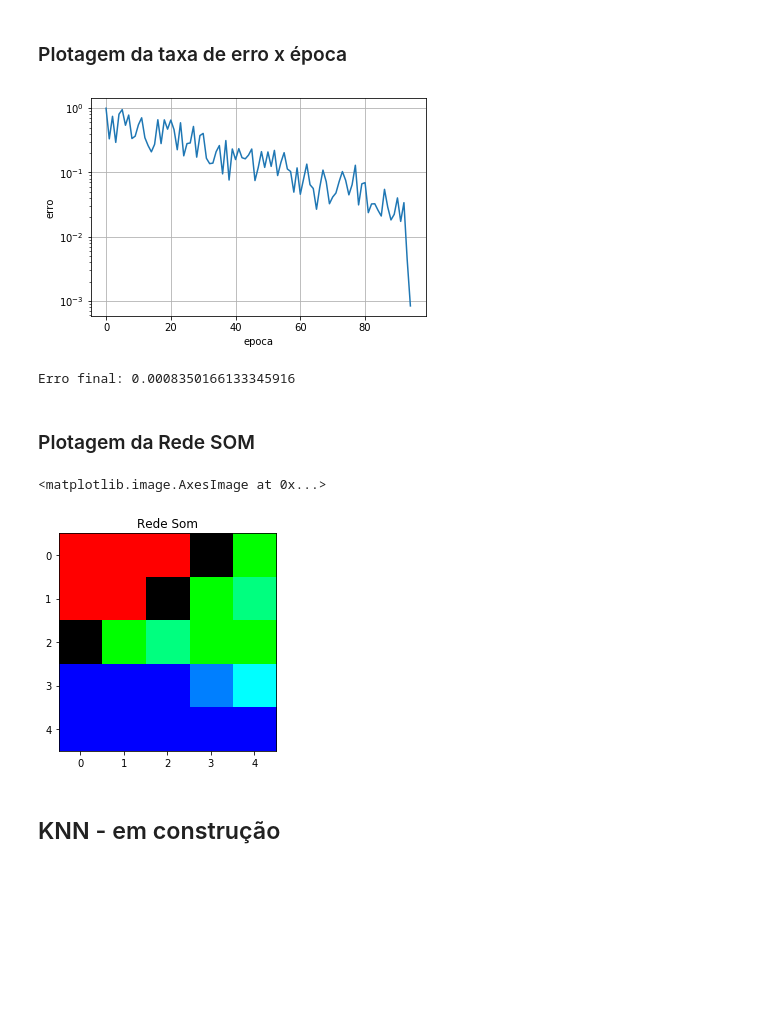
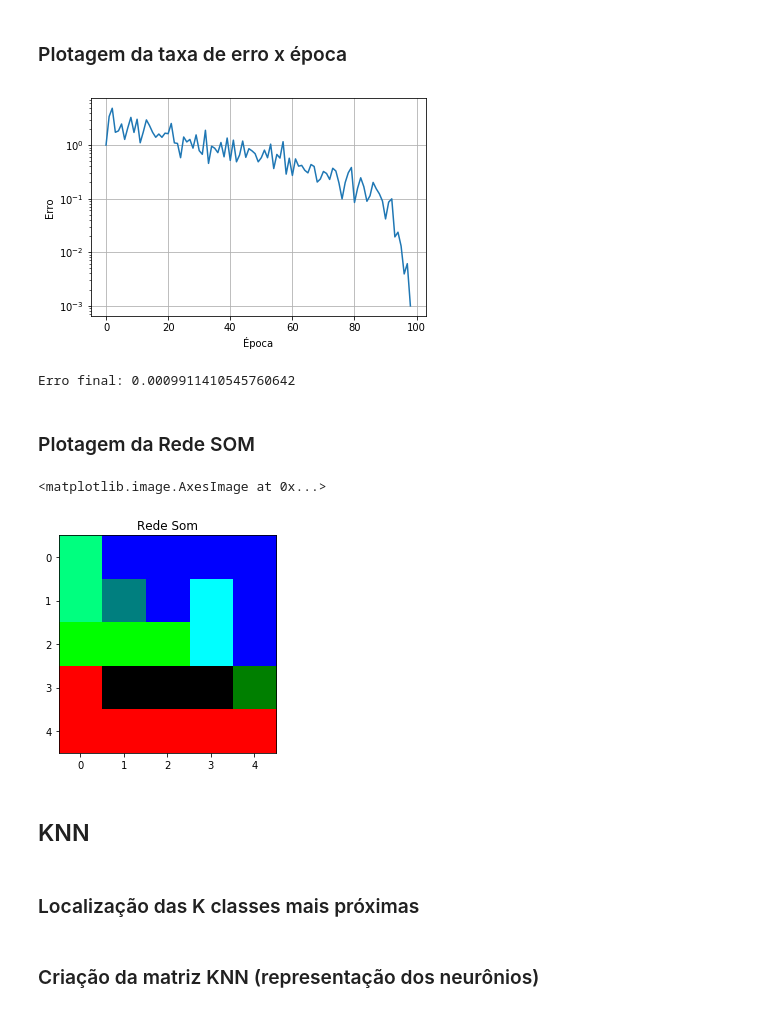
Before and after one commit to carlosestevaobs/Machine-Learning, a Jupyter notebook: 4_SOM/SOM_Manual_Iris_Dataset.ipynb, the cells around one changed output. Drawn from its saved outputs; the diff is of its cells as text; code cells hidden in the pictures; blank space fills up the shorter version.

```diff
--- a/4_SOM/SOM_Manual_Iris_Dataset.ipynb
+++ b/4_SOM/SOM_Manual_Iris_Dataset.ipynb
@@ -71,20 +71,24 @@ epocas = int(input('\033[1m' + "Digite a quantidade de épocas: "))
 TaxaAprendIni = float(input('\033[1m' + "Digite a taxa de aprendizado: "))
 linhas = int(input('\033[1m' + "Digite a quantidade de linhas da rede SOM: "))
 colunas = int(input('\033[1m' + "Digite a quantidade de colunas da rede SOM: "))
-
+TamVizIni = int(input('\033[1m' + "Digite o tamanho da vizinhança da rede SOM: "))
+tempTamViz = len(entradas)/math.log(TamVizIni)
 print("Digite:")
 print("1: Normalização dos dados ")
 print("2: Padronização dos dados ")
 PadNorm = int(input(""))
 if (PadNorm == 1):
+    entradas = Normalizacao(entradas)
+else:
     entradas = Padronizacao(entradas)
-else:
-    entradas = Normalizacao(entradas)
+k =  int(input('\033[1m' + "Digite o valor dos K vizinhos para o KNN: "))
+
 
 dimensoes = NumColunas
 pesos = np.random.uniform(size = (linhas, colunas, dimensoes))
 pesosAnt = np.zeros((linhas, colunas, dimensoes))
 raioIni = max(colunas, linhas) / 2
+CalcularVizinhanca = np.zeros((linhas, colunas))
 # %% [output]
 Digite a quantidade de épocas: 100
 Digite a taxa de aprendizado: 0.5
@@ -123,23 +128,33 @@ while epoca < epocas:
             break
         else:
             entrada = entradas[shuffle[i]]
-            entrada_ary = np.tile(entrada, (linhas, colunas, 1))
-            Distancias = np.linalg.norm(entrada_ary - pesos, axis=2)
+            entrada_mod = np.tile(entrada, (linhas, colunas, 1))
+            Distancias = np.linalg.norm(entrada_mod - pesos, axis=2)
 
-            # Rede WTA (Winner Take All)
             # Obtem o neurônio vencedor, ou seja, o que tem menor distância
             BMU = np.unravel_index(np.argmin(Distancias, axis=None), Distancias.shape)
             pesosAnt = np.copy(pesos)
+
+            # Funcao de Vizinhança
+            # equação 3.18 - notas de aulas - IFCE - ICA
+            for l in range(linhas):
+                for m in range(colunas):
+                    if ((l == BMU[0]) and (m == BMU[1])):
+                        CalcularVizinhanca[l][m] = 1
+                    else:
+                        CalcularVizinhanca[l][m] = math.exp(-(((BMU[0] - l)**2) + ((BMU[1] - m)**2))/tempTamViz**2)
+
             for i in range(linhas):
                 for j in range(colunas):
                     distance = np.linalg.norm([i - BMU[0], j - BMU[1]])
                     if distance <= raio:
                         # Atualização do vetor de pesos
-                        pesos[i][j] = pesos[i][j] + TaxaAprend*(entrada-pesos[i][j])
+                        pesos[i][j] = pesos[i][j] + TaxaAprend * CalcularVizinhanca[i][j] * (entrada-pesos[i][j])
 
             TaxaAprend = TaxaAprendIni * (1- (epoca/ epocas)) # WTA - Winner Take All
+
+            # decaimento do spread
             raio = raioIni * math.exp(-epoca/epocas)
-            timestep+=1
 
     if J < min(convergencia):
         pesos_finais = pesos
@@ -152,47 +167,49 @@ while epoca < epocas:
 ### Plotagem da taxa de erro x época
 # %%
 plt.plot(convergencia)
-plt.ylabel('erro')
-plt.xlabel('epoca')
+plt.ylabel('Erro')
+plt.xlabel('Época')
 plt.grid(True)
 plt.yscale('log')
 plt.show()
 print('Erro final: ' + str(J))
 # %% [output]
-[figure, old version]
+[figure, new version]
-Erro final: 0.0008350166133345916
+Erro final: 0.0009911410545760642
 # %% [markdown]
 ### Plotagem da Rede SOM
 # %%
 BMU = np.zeros([2],dtype=np.int32)
 result_map = np.zeros([linhas,colunas,3],dtype=np.float32)
 
 i=0
 for entrada in entradas:
-    entrada_ary = np.tile(entrada, (linhas, colunas, 1))
-    Distancias = np.linalg.norm(entrada_ary - pesos_finais, axis=2)
+    entrada_mod = np.tile(entrada, (linhas, colunas, 1))
+    Distancias = np.linalg.norm(entrada_mod - pesos_finais, axis=2)
 
     # Obtem o neurônio vencedor, ou seja, o que tem menor distância
     BMU = np.unravel_index(np.argmin(Distancias, axis=None), Distancias.shape)
 
     x = BMU[0]
     y = BMU[1]
 
     if classesN[i] == 0:
         if result_map[x][y][0] <= 0.5:
             result_map[x][y] += np.asarray([0.5,0,0])
     elif classesN[i] == 1:
         if result_map[x][y][1] <= 0.5:
             result_map[x][y] += np.asarray([0,0.5,0])
     elif classesN[i] == 2:
         if result_map[x][y][2] <= 0.5:
             result_map[x][y] += np.asarray([0,0,0.5])
     i+=1
 result_map = np.flip(result_map,0)
 plt.title("Rede Som")
 plt.imshow(result_map, interpolation='nearest')
 # %% [output]
 <matplotlib.image.AxesImage at 0x...>
-[figure, old version]
+[figure, new version]
 # %% [markdown]
-## KNN - em construção
+## KNN
+# %% [markdown]
+### Localização das K classes mais próximas
@@ -198,0 +240,2 @@ plt.imshow(result_map, interpolation='nearest')
+# %% [markdown]
+### Criação da matriz KNN (representação dos neurônios)
```
Also changed, not shown: parts of 10 cells of this notebook, 1 other file.
